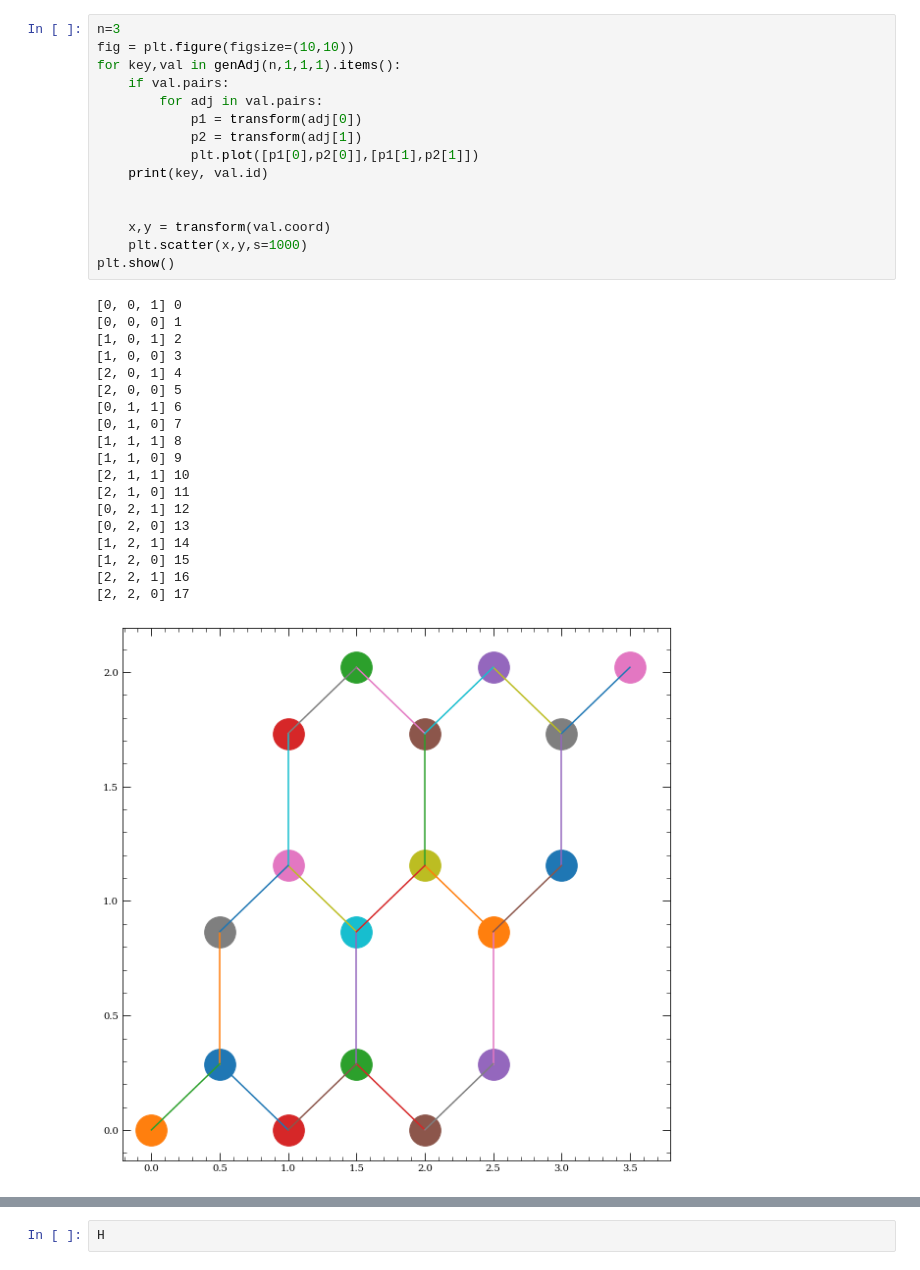
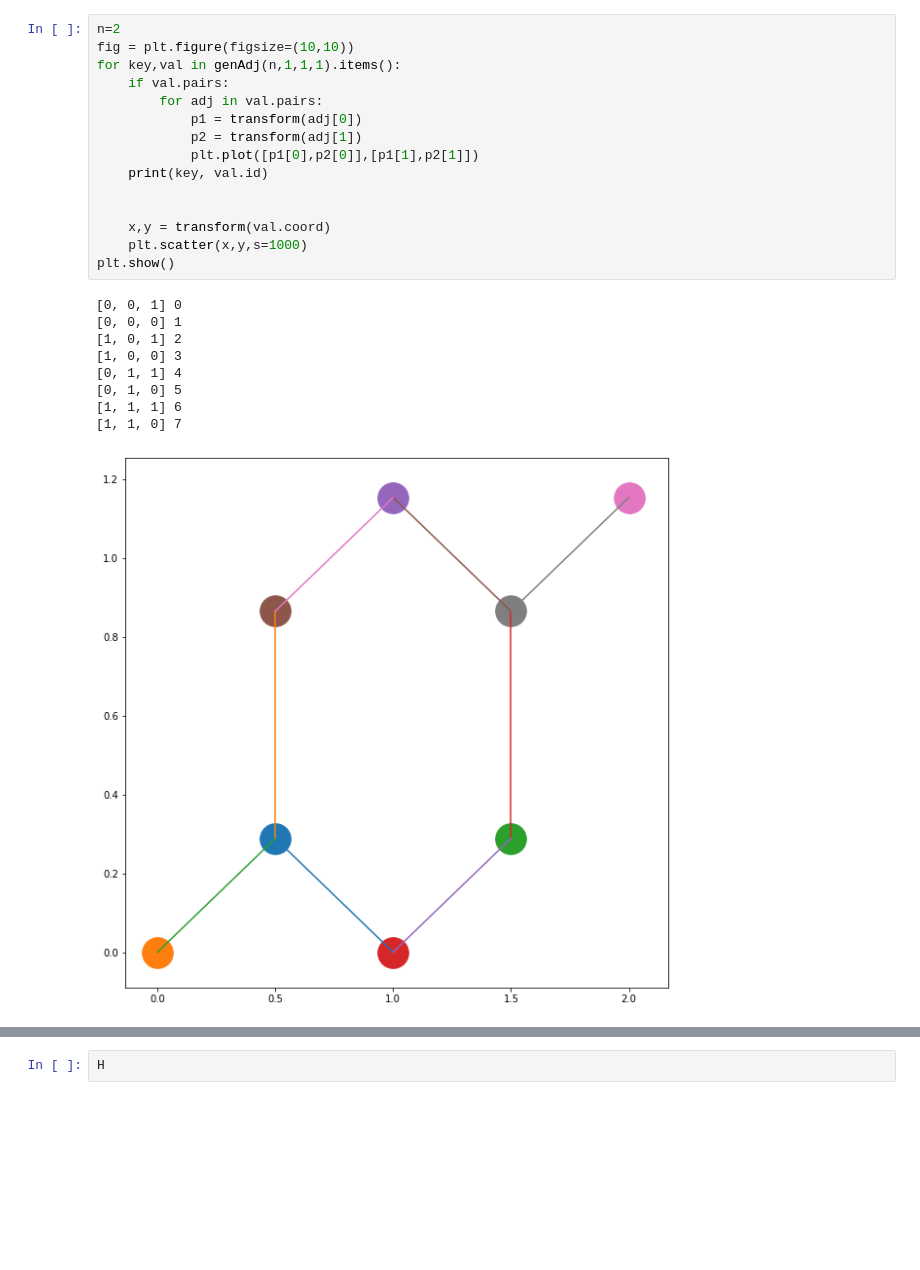
Before and after one commit to JordanK10/bernien_lab, a Jupyter notebook: Hamiltonians/Haldane_Model/hexagonal_lattice.ipynb, the cells around one changed output, grey strips where cells are left out. Saved outputs shown, nothing was run; the diff lists cells and outputs as text; blank space fills up the shorter version.

```diff
--- a/Hamiltonians/Haldane_Model/hexagonal_lattice.ipynb
+++ b/Hamiltonians/Haldane_Model/hexagonal_lattice.ipynb
@@ -252,35 +228,25 @@ WARNING: Ground state may be degenerate. Use Q.eigenstates()
 # %%
-n=3
+n=2
 fig = plt.figure(figsize=(10,10))
 for key,val in genAdj(n,1,1,1).items():
     if val.pairs:
         for adj in val.pairs:
             p1 = transform(adj[0])
             p2 = transform(adj[1])
             plt.plot([p1[0],p2[0]],[p1[1],p2[1]])
     print(key, val.id)
 
 
     x,y = transform(val.coord)
     plt.scatter(x,y,s=1000)
 plt.show()
 # %% [output]
 [0, 0, 1] 0
 [0, 0, 0] 1
 [1, 0, 1] 2
 [1, 0, 0] 3
-[2, 0, 1] 4
-[2, 0, 0] 5
-[0, 1, 1] 6
-[0, 1, 0] 7
-[1, 1, 1] 8
-[1, 1, 0] 9
-[2, 1, 1] 10
-[2, 1, 0] 11
-[0, 2, 1] 12
-[0, 2, 0] 13
-[1, 2, 1] 14
-[1, 2, 0] 15
-[2, 2, 1] 16
-[2, 2, 0] 17
+[0, 1, 1] 4
+[0, 1, 0] 5
+[1, 1, 1] 6
+[1, 1, 0] 7
-[figure, old version]
+[figure, new version]
```
Also changed, not shown: parts of 9 cells of this notebook.
